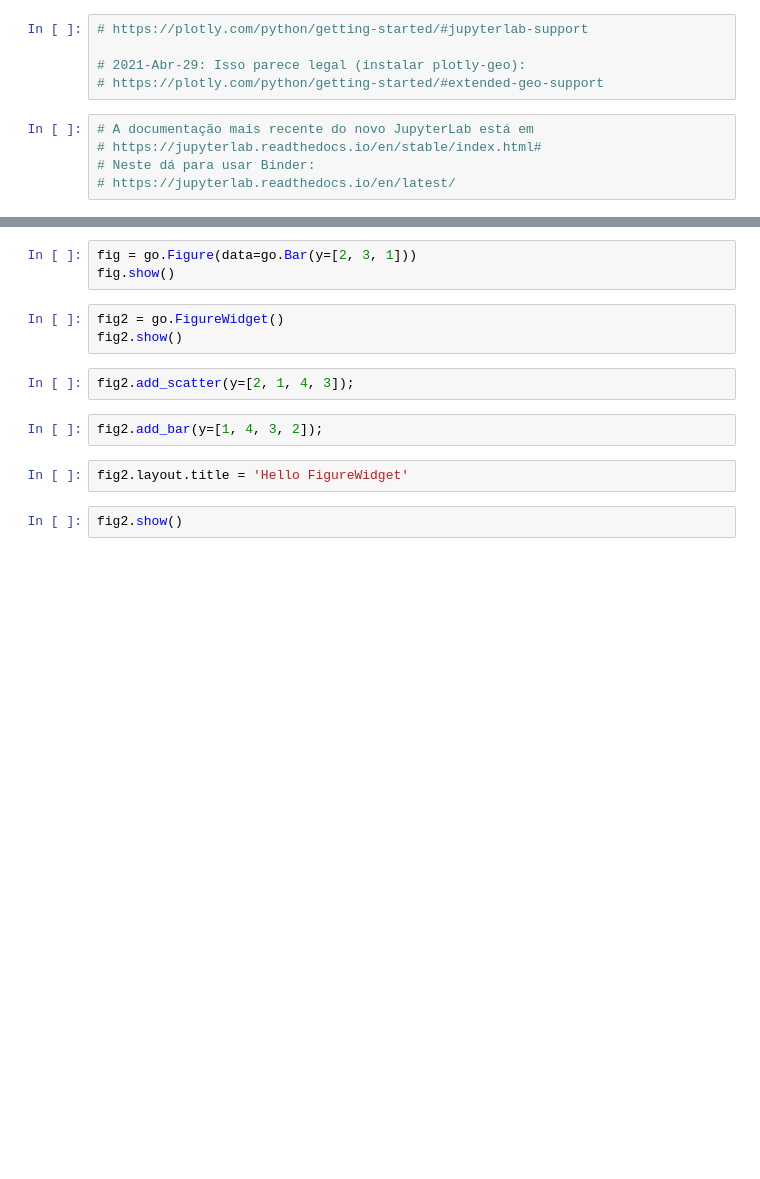
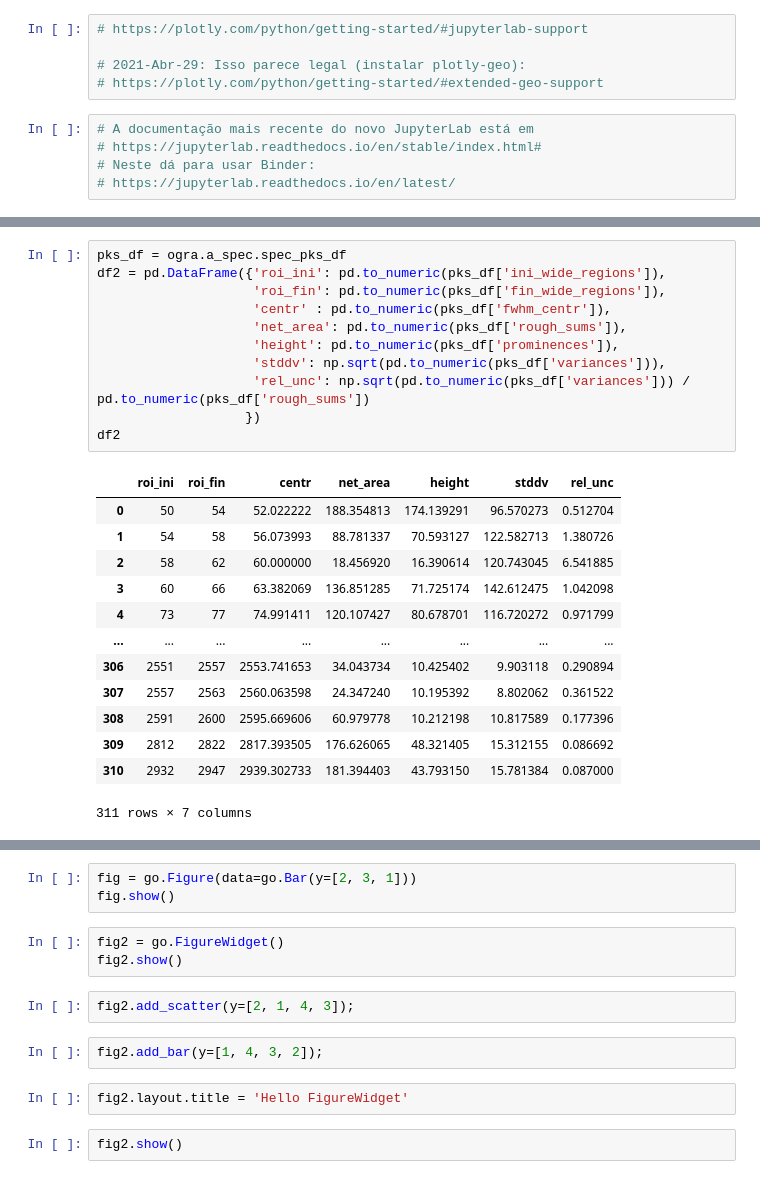
Before and after one commit to terrabela/OGRaySpY, a Jupyter notebook: src/plotly_in_jupyterlab.ipynb, the cells around one changed output, grey strips where cells are left out. Drawn from its saved outputs; the diff is of its cells as text; blank space fills up the shorter version.

```diff
--- a/src/plotly_in_jupyterlab.ipynb
+++ b/src/plotly_in_jupyterlab.ipynb
@@ -18,0 +162,25 @@ from ipywidgets import widgets
+# %%
+pks_df = ogra.a_spec.spec_pks_df
+df2 = pd.DataFrame({'roi_ini': pd.to_numeric(pks_df['ini_wide_regions']),
+                    'roi_fin': pd.to_numeric(pks_df['fin_wide_regions']),
+                    'centr' : pd.to_numeric(pks_df['fwhm_centr']),
+                    'net_area': pd.to_numeric(pks_df['rough_sums']),
+                    'height': pd.to_numeric(pks_df['prominences']),
+                    'stddv': np.sqrt(pd.to_numeric(pks_df['variances'])),
+                    'rel_unc': np.sqrt(pd.to_numeric(pks_df['variances'])) / pd.to_numeric(pks_df['rough_sums'])
+                   })
+df2
+# %% [output]
+|  | roi_ini | roi_fin | centr | net_area | height | stddv | rel_unc |
+| 0 | 50 | 54 | 52.022222 | 188.354813 | 174.139291 | 96.570273 | 0.512704 |
+| 1 | 54 | 58 | 56.073993 | 88.781337 | 70.593127 | 122.582713 | 1.380726 |
+| 2 | 58 | 62 | 60.000000 | 18.456920 | 16.390614 | 120.743045 | 6.541885 |
+| 3 | 60 | 66 | 63.382069 | 136.851285 | 71.725174 | 142.612475 | 1.042098 |
+| 4 | 73 | 77 | 74.991411 | 120.107427 | 80.678701 | 116.720272 | 0.971799 |
+| ... | ... | ... | ... | ... | ... | ... | ... |
+| 306 | 2551 | 2557 | 2553.741653 | 34.043734 | 10.425402 | 9.903118 | 0.290894 |
+| 307 | 2557 | 2563 | 2560.063598 | 24.347240 | 10.195392 | 8.802062 | 0.361522 |
+| 308 | 2591 | 2600 | 2595.669606 | 60.979778 | 10.212198 | 10.817589 | 0.177396 |
+| 309 | 2812 | 2822 | 2817.393505 | 176.626065 | 48.321405 | 15.312155 | 0.086692 |
+| 310 | 2932 | 2947 | 2939.302733 | 181.394403 | 43.793150 | 15.781384 | 0.087000 |
+311 rows × 7 columns
```
Also changed, not shown: parts of 22 cells of this notebook.
